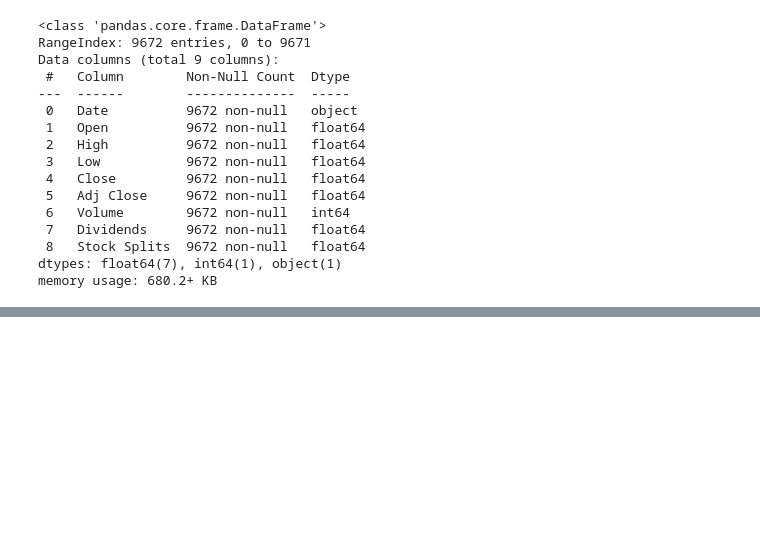
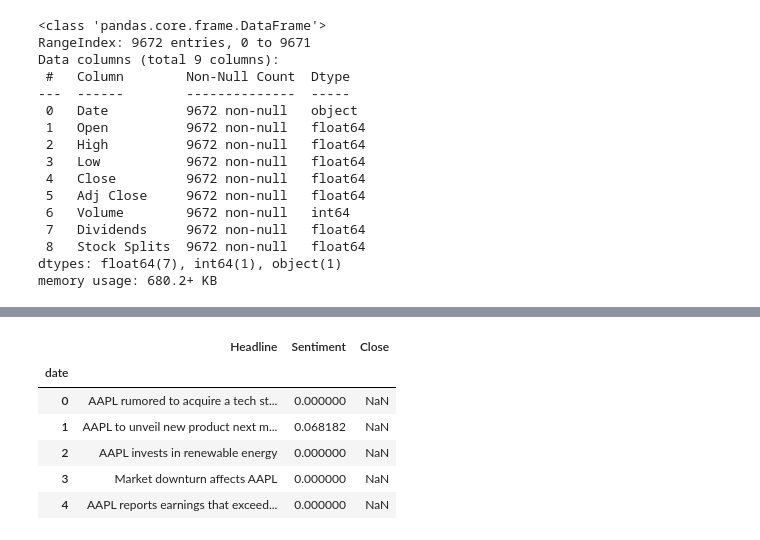
Before and after one commit to surak-alf/Project_3, a Jupyter notebook: src/notebooks/MSFT (1).ipynb, the cells around one changed output, grey strips where cells are left out. Saved outputs shown, nothing was run; the diff lists cells and outputs as text; code cells hidden in the pictures; blank space fills up the shorter version.

```diff
--- a/src/notebooks/MSFT (1).ipynb
+++ b/src/notebooks/MSFT (1).ipynb
@@ -109,0 +127,4 @@ fig.show()
+# %%
+msft.columns = ['Adj Close', 'Close', 'High', 'Low', 'Open', 'Volume']
+
+msft.columns
@@ -109,0 +133,4 @@ fig.show()
+# %%
+# Create a DataFrame with dates from the AMZN data
+date = raw_df.index
+text_data = pd.DataFrame(date, columns=['date'])
@@ -109,0 +179,12 @@ fig.show()
+# %%
+# Aligning sentiment scores with the stock closing prices on the same date
+combined_data = text_data.set_index('date').join(msft['Close'])
+combined_data.head()
+# %% [output]
+|  | Headline | Sentiment | Close |
+| date |  |  |  |
+| 0 | AAPL rumored to acquire a tech st... | 0.000000 | NaN |
+| 1 | AAPL to unveil new product next m... | 0.068182 | NaN |
+| 2 | AAPL invests in renewable energy | 0.000000 | NaN |
+| 3 | Market downturn affects AAPL | 0.000000 | NaN |
+| 4 | AAPL reports earnings that exceed... | 0.000000 | NaN |
```
Also changed, not shown: parts of 13 cells of this notebook.
